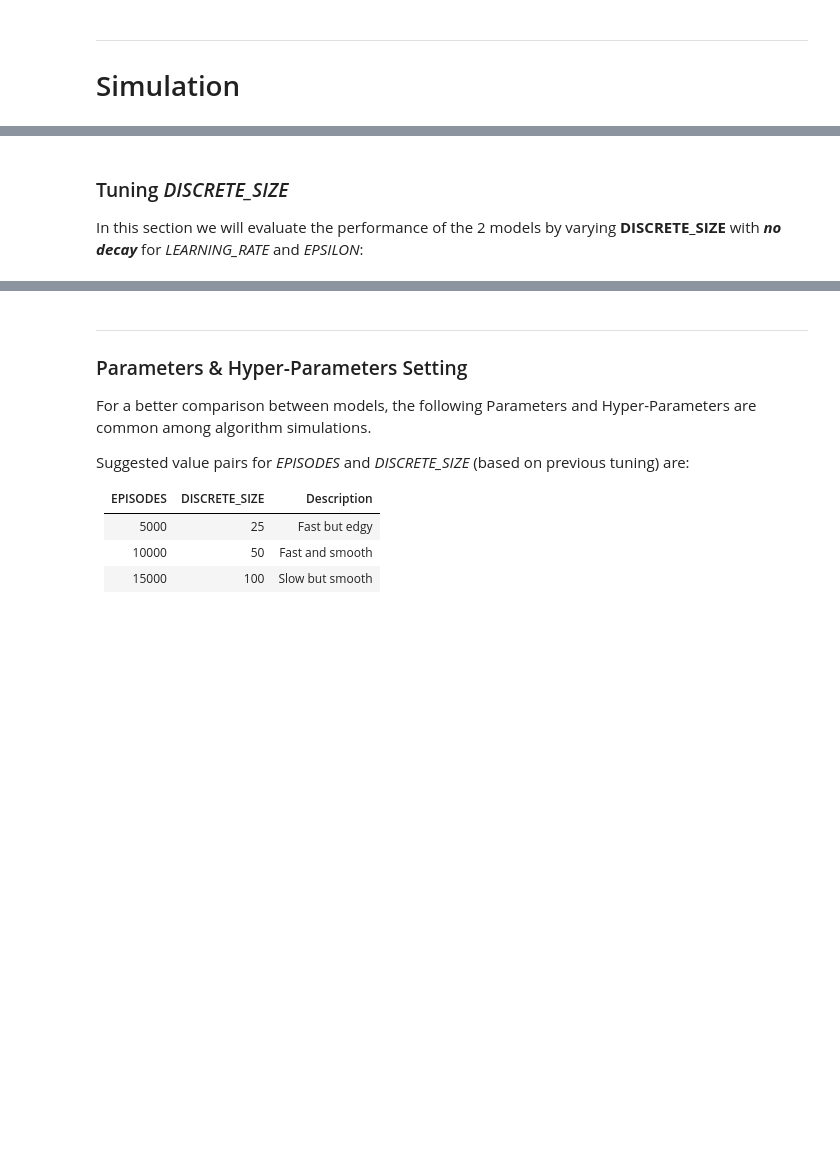
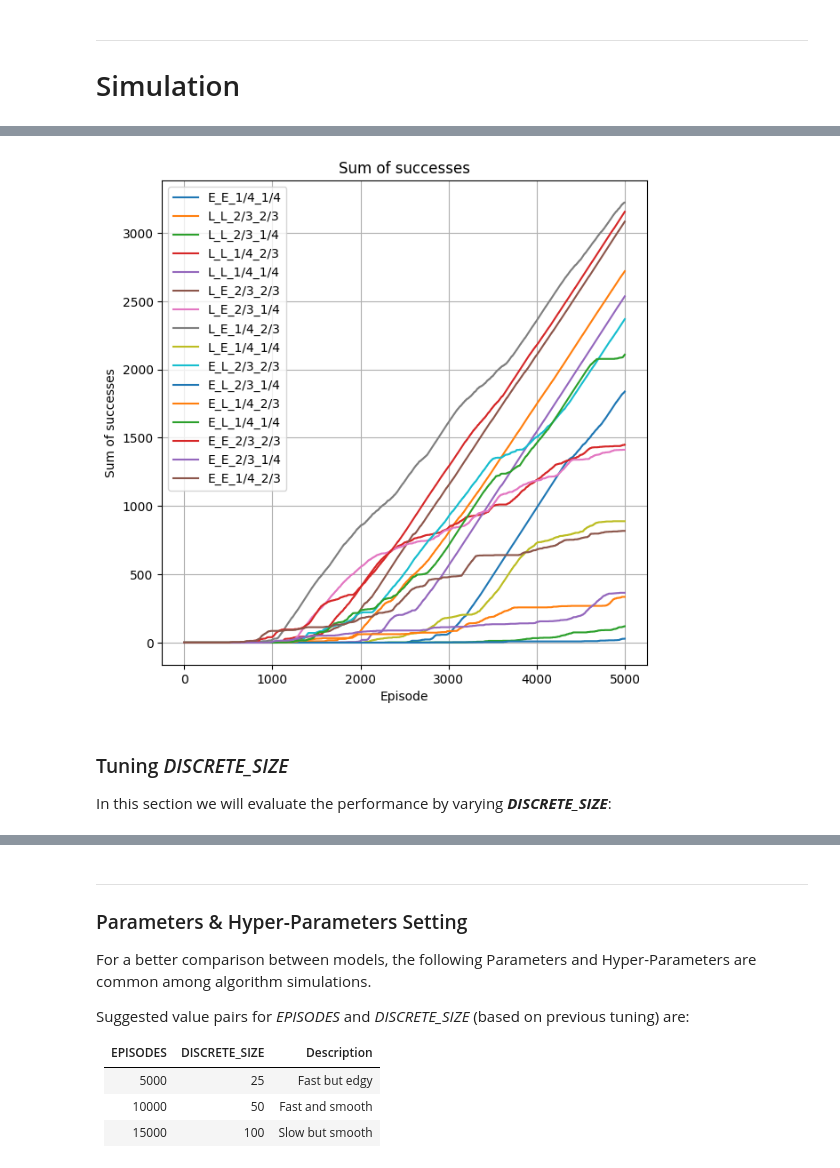
Before and after one commit to pierpaolospaziani/Machine-Learning, a Jupyter notebook: mountain_car.ipynb, the cells around one changed output, grey strips where cells are left out. Saved outputs shown, nothing was run; the diff lists cells and outputs as text; code cells hidden in the pictures; blank space fills up the shorter version.

Commit message:
commit 5: tuning update

```diff
--- a/mountain_car.ipynb
+++ b/mountain_car.ipynb
@@ -331,3 +341,58 @@ def load_output(file):
+# %%
+TUNING = False
+TUNING_GRAPH = False
+
+MAX_LEARNING_RATE = 1
+MIN_LEARNING_RATE = 0.01
+
+MAX_EPSILON = 1
+MIN_EPSILON = 0
+
+DISCOUNT = 0.95
+
+decay_list = ['linear', 'exponential']
+faction_list = [2/3, 1/4]
+
+EPISODES = 5000
+
+DISCRETE_SIZE = 25
+
+if TUNING:
+    q_learning_output = []
+    for LEARNING_RATE_DECAY in decay_list:
+        for EPSILON_DECAY in decay_list:
+            for LEARNING_RATE_FRACTION_DECAY in faction_list:
+                for EPSILON_FRACTION_DECAY in faction_list:
+                    q_learning_output.append(q_learning())
+
+if TUNING_GRAPH:
+    q_learning_output = []
+    for i in range (1,17):
+        name = 'saved_data/tuning_lr_eps/q_learning_output_'+str(i)+'.pkl'
+        q_learning_output.append(load_output(name))
+
+    decay_list = ['L', 'E']
+    faction_list = ['2/3', '1/4']
+    names = []
+    for LEARNING_RATE_DECAY in decay_list:
+        for EPSILON_DECAY in decay_list:
+            for LEARNING_RATE_FRACTION_DECAY in faction_list:
+                for EPSILON_FRACTION_DECAY in faction_list:
+                    names.append(LEARNING_RATE_DECAY+'_'+EPSILON_DECAY+'_'+LEARNING_RATE_FRACTION_DECAY+'_'+EPSILON_FRACTION_DECAY)
+
+    plt.figure(figsize=(12, 12))
+    plt.subplot2grid((4, 2), (0, 0), rowspan=2, colspan=1)
+    for output in q_learning_output:
+        plt.plot(output.victory_history, label=names[q_learning_output.index(output)-1])
+    plt.xlabel('Episode')
+    plt.ylabel('Sum of successes')
+    plt.title('Sum of successes')
+    plt.legend()
+    plt.grid(True)
+    plt.tight_layout()
+    plt.show()
+# %% [output]
+[figure, added]
 # %% [markdown]
 ### Tuning *DISCRETE_SIZE*
-In this section we will evaluate the performance of the 2 models by varying **DISCRETE_SIZE** with ***no decay*** for *LEARNING_RATE* and *EPSILON*:
+In this section we will evaluate the performance by varying ***DISCRETE_SIZE***:
```
Also changed, not shown: parts of 11 cells of this notebook, 20 other files.
